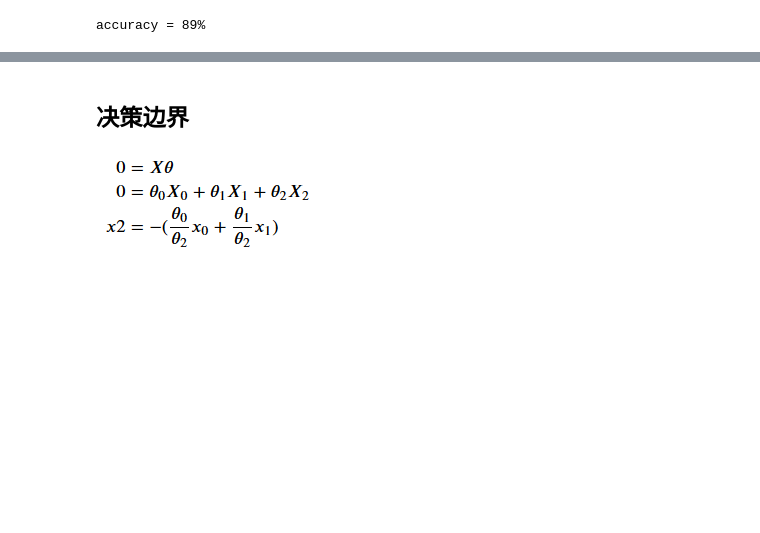
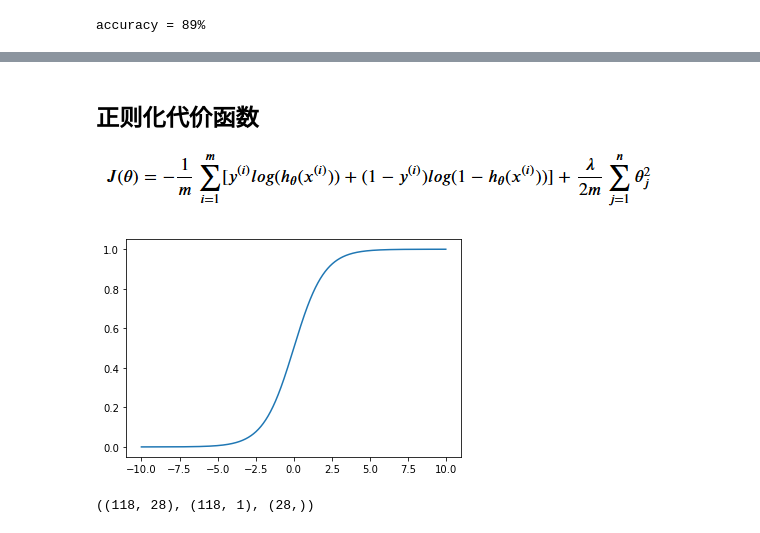
Before and after one commit to Pokoai/Andrew-NG-Machine-Learning, a Jupyter notebook: ex2-Logistic Regression/ex2-Logistic Regression.ipynb, the cells around one changed output, grey strips where cells are left out. Drawn from its saved outputs; the diff is of its cells as text; code cells hidden in the pictures; blank space fills up the shorter version.

```diff
--- a/ex2-Logistic Regression/ex2-Logistic Regression.ipynb
+++ b/ex2-Logistic Regression/ex2-Logistic Regression.ipynb
@@ -188,3 +288,13 @@ accuracy = 89%
 # %% [markdown]
-## 决策边界
-![image.png](attachment:image.png-old)
+## 正则化代价函数
+![image.png](attachment:image.png-new)
+# %%
+# sigmoid函数
+def sigmoid(z):
+    return 1 / (1 + np.exp(-z))  # 负号不要丢了
+# %%
+x = np.arange(-10, 10, 0.02)
+plt.plot(x, sigmoid(x))
+plt.show()
+# %% [output]
+[figure, added]
@@ -190,0 +316,4 @@ accuracy = 89%
+# %%
+X2.shape, y2.shape, theta2.shape
+# %% [output]
+((118, 28), (118, 1), (28,))
```
Also changed, not shown: parts of 50 cells of this notebook, 5 other files.
